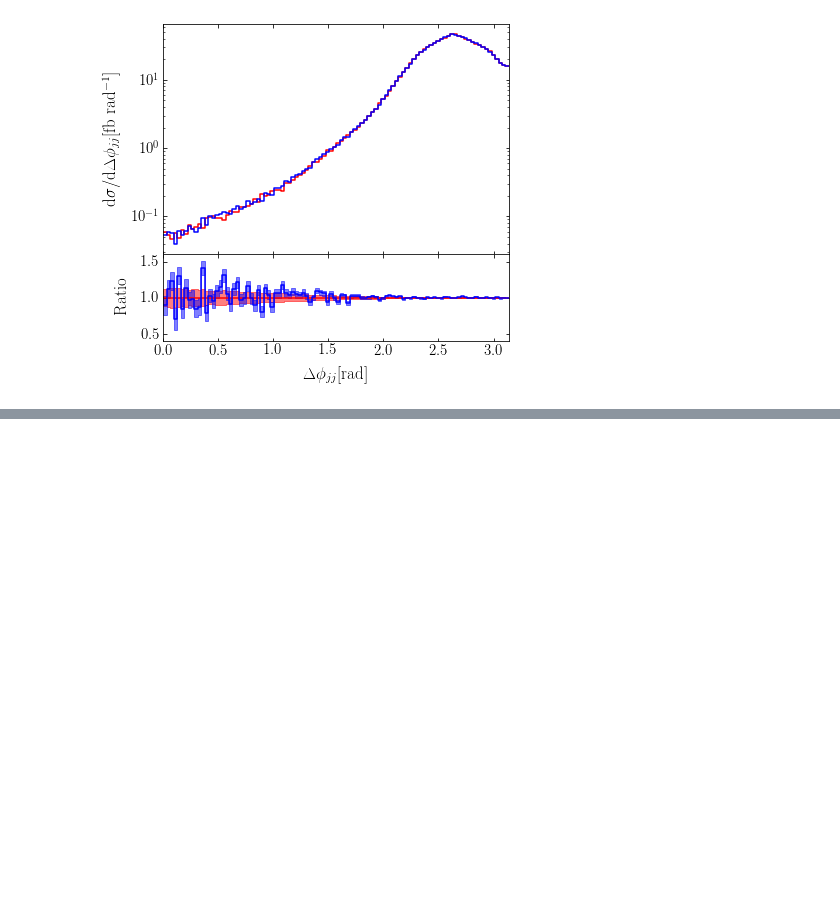
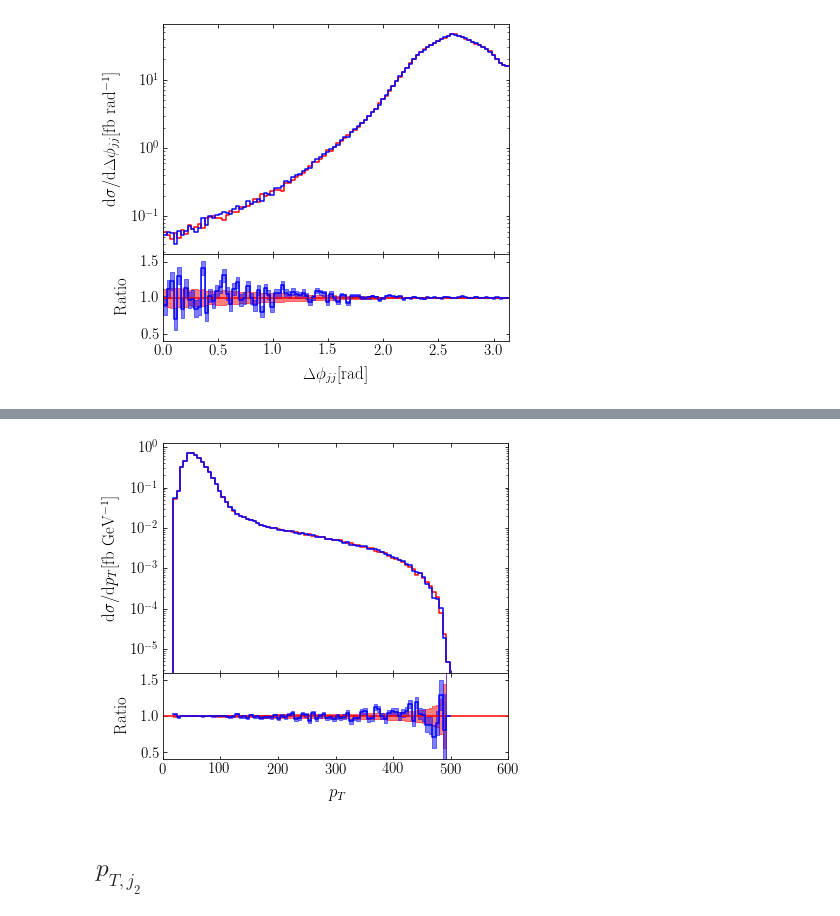
Before and after one commit to JosephPB/n3jet_diphoton, a Jupyter notebook: plotting/[Paper plots] Rivet distributions.ipynb, the cells around one changed output, grey strips where cells are left out. Cells and saved outputs as stored; diff of their text form; code cells hidden in the pictures; blank space fills up the shorter version.

```diff
--- a/plotting/[Paper plots] Rivet distributions.ipynb
+++ b/plotting/[Paper plots] Rivet distributions.ipynb
@@ -46,0 +73,13 @@ dphi_jj_fig = plot_distirbution(
+# %%
+dpt_j1_file = rivet_dir + 'j1pt.dat'
+# %%
+dpt_j1_plotter = RivetPlotter(dpt_j1_file)
+# %%
+deta_j1_fig = dpt_j1_plotter.plot(
+    xlabel = '$p_{T}$ [GeV]',
+    ylabel = 'd$\sigma/$d$p_{T}$ [fb GeV$^{-1}$]'
+)
+# %% [output]
+[figure, added]
+# %% [markdown]
+## $p_{T, j_2}$
```
Also changed, not shown: parts of 25 cells of this notebook.
